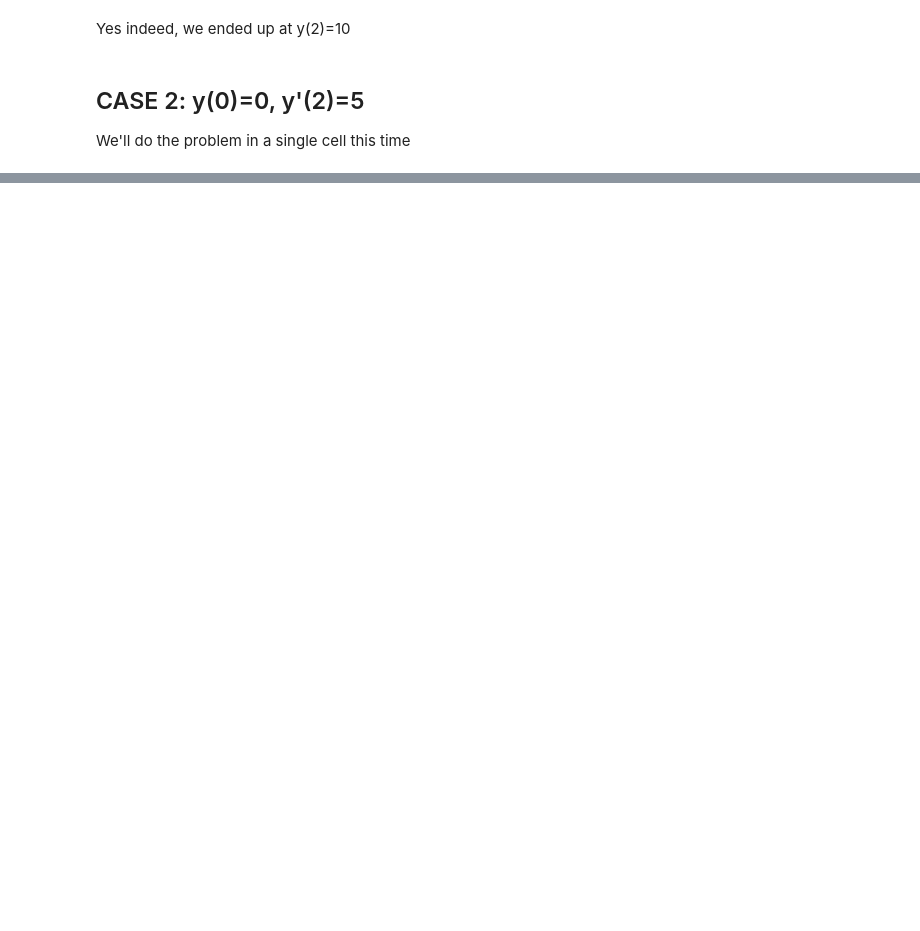
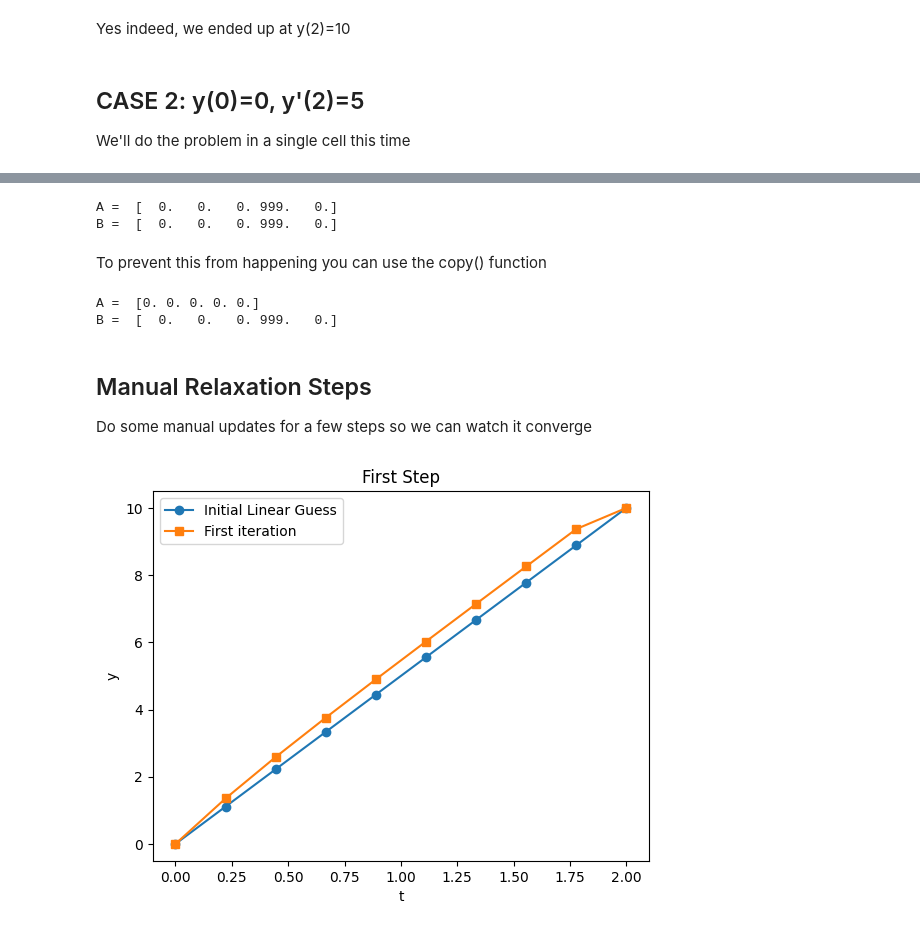
Before and after one commit to mdaugherity/Numerical2024, a Jupyter notebook: ode/Week_10_BVP.ipynb, the cells around one changed output, grey strips where cells are left out. Saved outputs shown, nothing was run; the diff lists cells and outputs as text; code cells hidden in the pictures; blank space fills up the shorter version.

```diff
--- a/ode/Week_10_BVP.ipynb
+++ b/ode/Week_10_BVP.ipynb
@@ -202,0 +233,53 @@ bc(3)
+# %%
+A = np.zeros(5)
+B = A
+B[3] = 999
+print("A = ",A)
+print("B = ",B)
+# %% [output]
+A =  [  0.   0.   0. 999.   0.]
+B =  [  0.   0.   0. 999.   0.]
+# %% [markdown]
+To prevent this from happening you can use the copy() function
+# %%
+A = np.zeros(5)
+B = A.copy()   # make a new copy
+B[3] = 999
+print("A = ",A)
+print("B = ",B)
+# %% [output]
+A =  [0. 0. 0. 0. 0.]
+B =  [  0.   0.   0. 999.   0.]
+# %% [markdown]
+## Manual Relaxation Steps
+Do some manual updates for a few steps so we can watch it converge
+# %%
+# Define mesh and initial guess
+NUMT = 10
+T0 = 0  # initial time
+TF = 2  # final time
+t = np.linspace(T0, TF, NUMT)
+
+y = np.zeros(NUMT)
+Y0 = 0  # initial height
+YF = 10 # final height
+y0 = np.linspace(Y0, YF, NUMT)
+# %%
+# One update
+dt = t[1]-t[0]
+g = 9.8
+y=y0.copy()
+y[0] = Y0
+y[-1] = YF
+for i in range(1, NUMT-1):
+  y[i] = 0.5*(dt**2*g + y[i+1]+y[i-1])
+# %%
+plt.plot(t, y0,'o-', label='Initial Linear Guess')
+plt.plot(t, y, 's-',label='First iteration')
+plt.legend()
+plt.title('First Step')
+plt.xlabel('t')
+plt.ylabel('y')
+plt.show()
+# %% [output]
+[figure, added]
```
Also changed, not shown: parts of 18 cells of this notebook.
